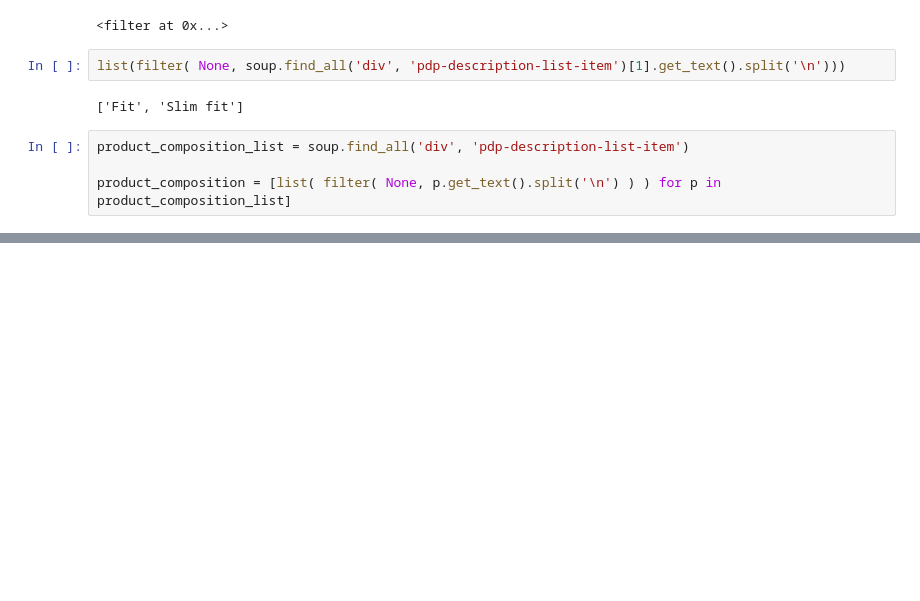
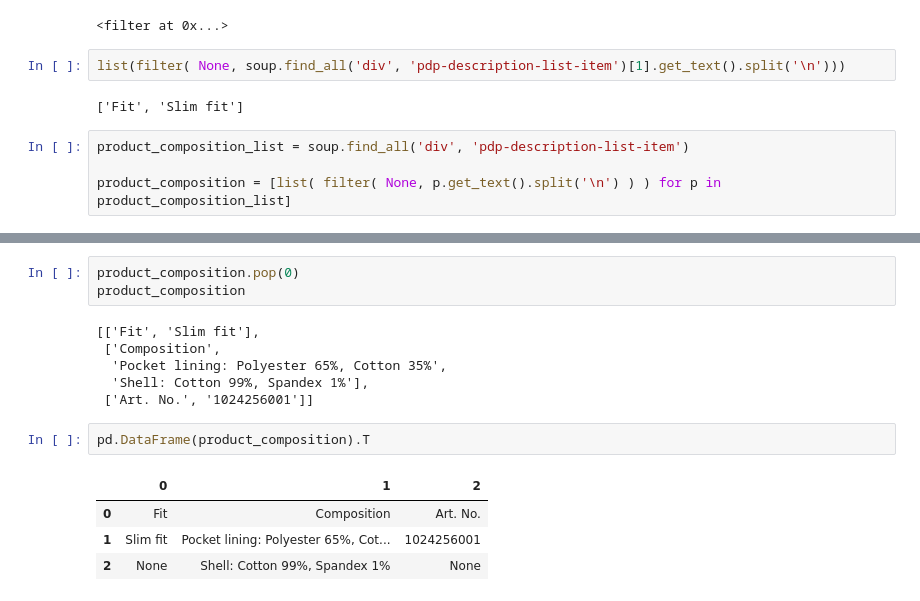
Before and after one commit to lucasquemelli/ds_ao_dev, a Jupyter notebook: bs4_training.ipynb, the cells around one changed output, grey strips where cells are left out. Cells and saved outputs as stored; diff of their text form; blank space fills up the shorter version.

```diff
--- a/bs4_training.ipynb
+++ b/bs4_training.ipynb
@@ -740,0 +741,16 @@ product_composition
+# %%
+product_composition.pop(0)
+product_composition
+# %% [output]
+[['Fit', 'Slim fit'],
+ ['Composition',
+  'Pocket lining: Polyester 65%, Cotton 35%',
+  'Shell: Cotton 99%, Spandex 1%'],
+ ['Art. No.', '1024256001']]
+# %%
+pd.DataFrame(product_composition).T
+# %% [output]
+|  | 0 | 1 | 2 |
+| 0 | Fit | Composition | Art. No. |
+| 1 | Slim fit | Pocket lining: Polyester 65%, Cot... | 1024256001 |
+| 2 | None | Shell: Cotton 99%, Spandex 1% | None |
```
Also changed, not shown: parts of 2 cells of this notebook.
